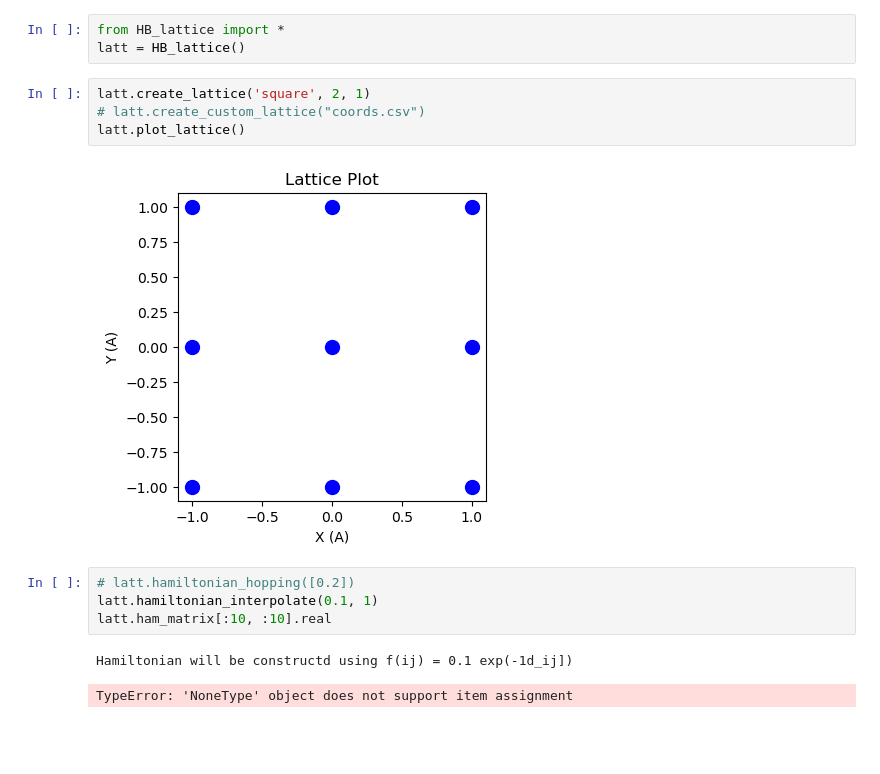
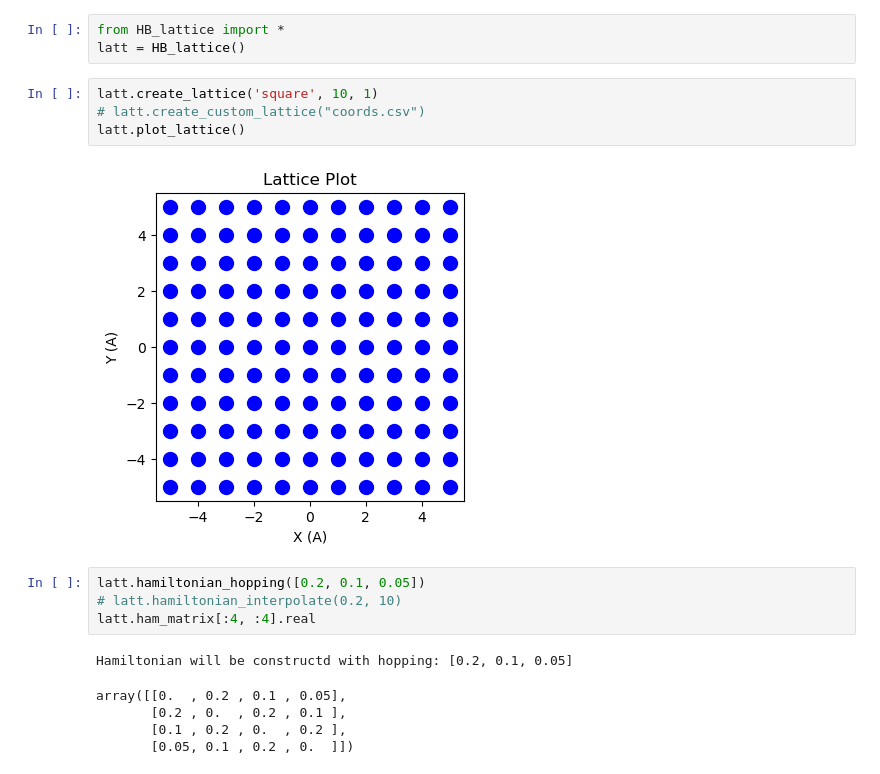
Before and after one commit to danis-b/HB_lattice, a Jupyter notebook: HB_plot.ipynb, the cells around one changed output. Drawn from its saved outputs; the diff is of its cells as text; blank space fills up the shorter version.

Commit message:
Hamiltonian was created

```diff
--- a/HB_plot.ipynb
+++ b/HB_plot.ipynb
@@ -2,18 +2,21 @@
 from HB_lattice import *
 latt = HB_lattice()
 # %%
-latt.create_lattice('square', 2, 1)
+latt.create_lattice('square', 10, 1)
 # latt.create_custom_lattice("coords.csv")
 latt.plot_lattice()
 # %% [output]
-[figure, old version]
+[figure, new version]
 # %%
-# latt.hamiltonian_hopping([0.2])
-latt.hamiltonian_interpolate(0.1, 1)
-latt.ham_matrix[:10, :10].real
+latt.hamiltonian_hopping([0.2, 0.1, 0.05])
+# latt.hamiltonian_interpolate(0.2, 10)
+latt.ham_matrix[:4, :4].real
 # %% [output]
-Hamiltonian will be constructd using f(ij) = 0.1 exp(-1d_ij])
+Hamiltonian will be constructd with hopping: [0.2, 0.1, 0.05]
-TypeError: 'NoneType' object does not support item assignment
+array([[0.  , 0.2 , 0.1 , 0.05],
+       [0.2 , 0.  , 0.2 , 0.1 ],
+       [0.1 , 0.2 , 0.  , 0.2 ],
+       [0.05, 0.1 , 0.2 , 0.  ]])
 # %%
 latt.plot_dos(-1, 1, 0.001)
 # %% [output]
```
Also changed, not shown: parts of 2 cells of this notebook, 1 other file.
